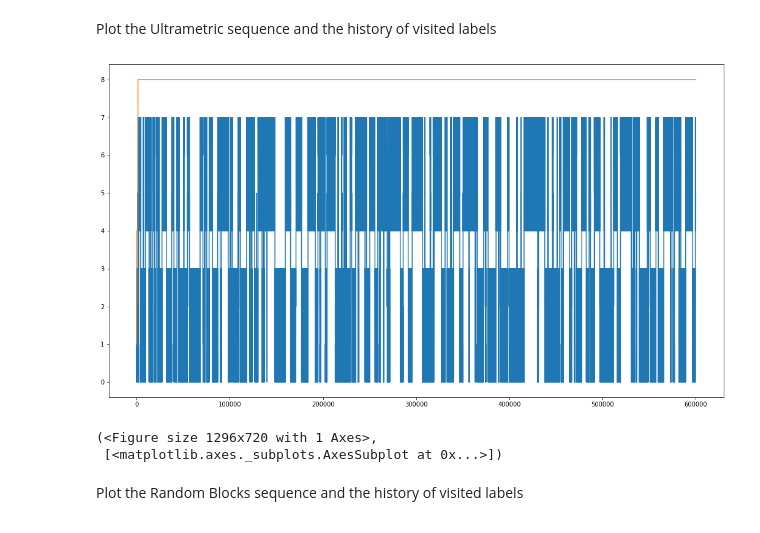
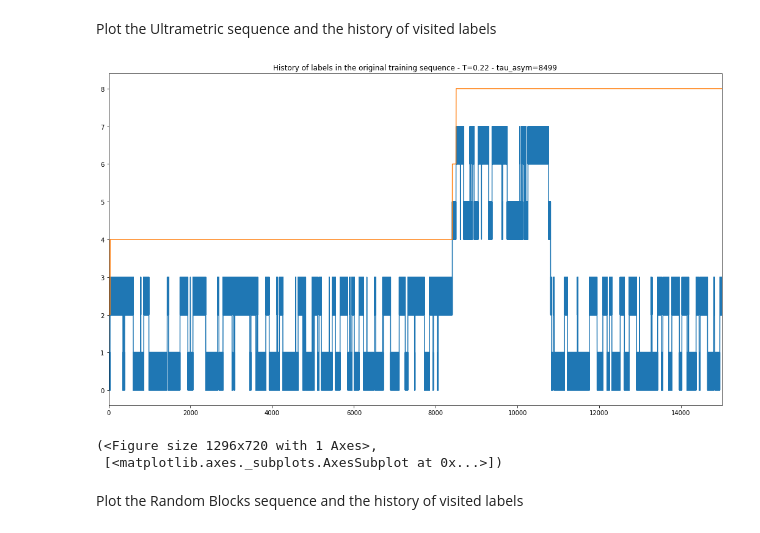
Before and after one commit to Brossollet-Antonin/Ultrametric-benchmark, a Jupyter notebook: notebooks/Hyper-parameter_selection.ipynb, the cells around one changed output. Saved outputs shown, nothing was run; the diff lists cells and outputs as text; code cells hidden in the pictures.

```diff
--- a/notebooks/Hyper-parameter_selection.ipynb
+++ b/notebooks/Hyper-parameter_selection.ipynb
@@ -84,11 +155,11 @@ def lbl_history(seq, T_list, shuffled_blocksz=None, strides=None):
 # %% [markdown]
 Plot the Ultrametric sequence and the history of visited labels
-# %%
-lbl_history(trainer_um.train_sequence, [T])
-# %% [output]
-[figure, removed]
-(<Figure size 1296x720 with 1 Axes>,
- [<matplotlib.axes._subplots.AxesSubplot at 0x...>])
+# %%
+lbl_history(um_seqs[0], [T], scope_max=1.5e4)
+# %% [output]
+[figure, added]
+(<Figure size 1296x720 with 1 Axes>,
+ [<matplotlib.axes._subplots.AxesSubplot at 0x...>])
 # %% [markdown]
 Plot the Random Blocks sequence and the history of visited labels
 # %%
```
Also changed, not shown: parts of 10 cells of this notebook.
